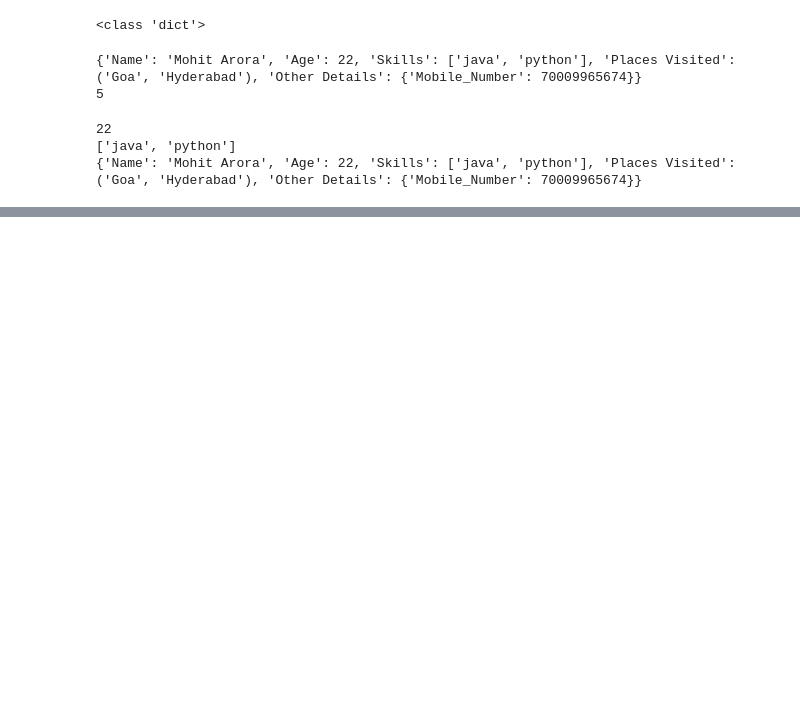
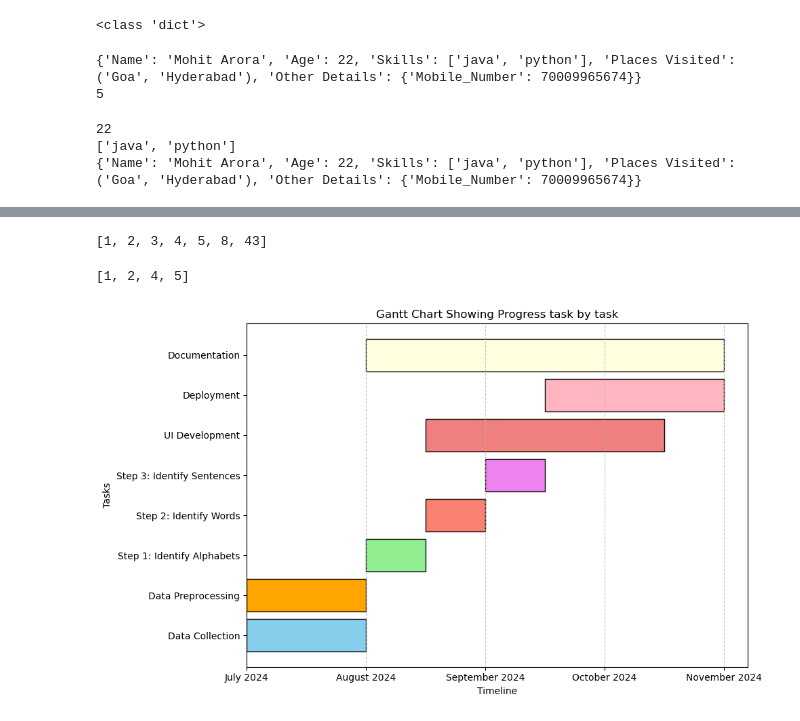
Before and after one commit to mohitarora786/Python_Baiscs_Practice, a Jupyter notebook: Python4.ipynb, the cells around one changed output, grey strips where cells are left out. Cells and saved outputs as stored; diff of their text form; code cells hidden in the pictures; blank space fills up the shorter version.

```diff
--- a/Python4.ipynb
+++ b/Python4.ipynb
@@ -34,0 +60,69 @@ python
+# %%
+#convert output into lists
+list1=[1,2,3,4,5,2,3,2,3,43,4,8]
+set1=list(set(list1))
+print(set1)
+# %% [output]
+[1, 2, 3, 4, 5, 8, 43]
+# %%
+#insetion in the sets
+set6=set()
+set6.add(1)
+set6.add(2)
+set6.add(2)
+set6.add(1)
+set6.add(5)
+set6.add(4)
+print(list(set6))
+# %% [output]
+[1, 2, 4, 5]
+# %%
+import pandas as pd
+import matplotlib.pyplot as plt
+
+# Create a DataFrame with project tasks, start and end months
+data = {
+    'Task': ['Data Collection', 'Data Preprocessing', 'Step 1: Identify Alphabets',
+             'Step 2: Identify Words', 'Step 3: Identify Sentences',
+             'UI Development', 'Deployment', 'Documentation'],
+    'Start': [0, 0, 1, 1.5, 2, 1.5, 2.5, 1],  # Start positions in months (0 = July, 1 = August, etc.)
+    'End': [1, 1, 1.5, 2, 2.5, 3.5, 4, 4],  # End positions in months
+}
+
+df = pd.DataFrame(data)
+
+# Create a color map for the tasks
+colors = {
+    'Data Collection': 'skyblue',
+    'Data Preprocessing': 'orange',
+    'Step 1: Identify Alphabets': 'lightgreen',
+    'Step 2: Identify Words': 'salmon',
+    'Step 3: Identify Sentences': 'violet',
+    'UI Development': 'lightcoral',
+    'Deployment': 'lightpink',
+    'Documentation': 'lightyellow',
+}
+
+# Plotting the Gantt chart
+fig, ax = plt.subplots(figsize=(10, 6))
+
+# Create bars for each task
+for i, task in enumerate(df['Task']):
+    ax.barh(task, df['End'][i] - df['Start'][i], left=df['Start'][i],
+            color=colors[task], edgecolor='black')
+
+# Set manual x-ticks for months from July to November
+ax.set_xticks([0, 1, 2, 3, 4])
+ax.set_xticklabels(['July 2024', 'August 2024', 'September 2024', 'October 2024', 'November 2024'])
+
+# Adding labels and title
+plt.xlabel('Timeline')
+plt.ylabel('Tasks')
+plt.title('Gantt Chart Showing Progress task by task')
+plt.grid(axis='x', linestyle='--', alpha=0.7)
+
+# Show the Gantt chart
+plt.tight_layout()
+plt.show()
+# %% [output]
+[figure, added]
```
Also changed, not shown: parts of 3 cells of this notebook, 3 other files.
